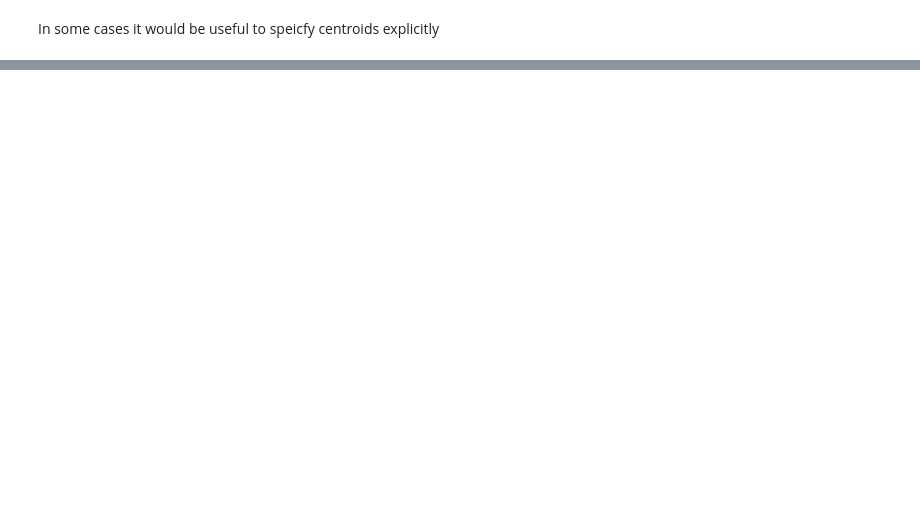
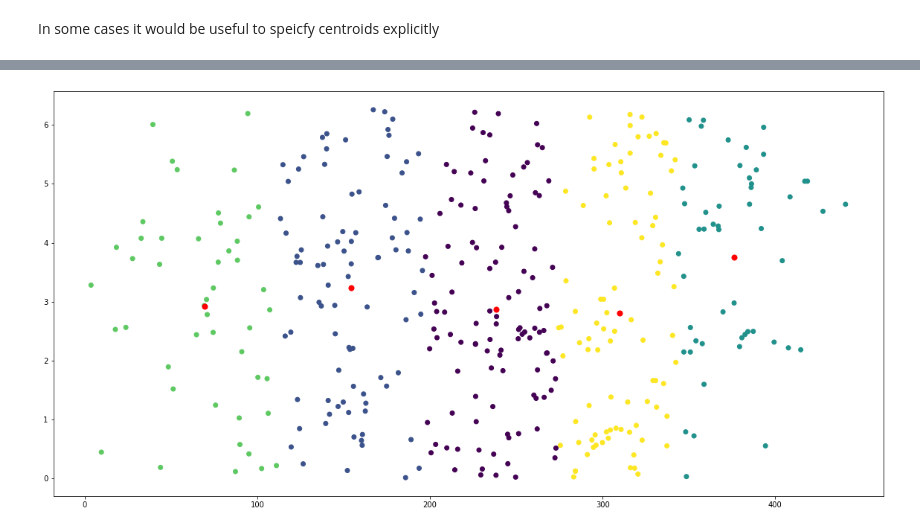
Before and after one commit to 0x50f13/cover, a Jupyter notebook: notebooks/Categorize.ipynb, the cells around one changed output, grey strips where cells are left out. Cells and saved outputs as stored; diff of their text form; code cells hidden in the pictures; blank space fills up the shorter version.

```diff
--- a/notebooks/Categorize.ipynb
+++ b/notebooks/Categorize.ipynb
@@ -216,0 +251,9 @@ plt.show()
+# %%
+data = DataFrame({"x": X_pol,"y": Y_pol},columns = ["x", "y"])
+kmeans = KMeans(n_clusters = 5).fit(data)
+centroids = kmeans.cluster_centers_
+plt.scatter(data['x'], data['y'], c= kmeans.labels_.astype(float))
+plt.scatter(centroids[:, 0], centroids[:, 1], c='red', s=50)
+plt.show()
+# %% [output]
+[figure, added]
```
Also changed, not shown: parts of 25 cells of this notebook.
